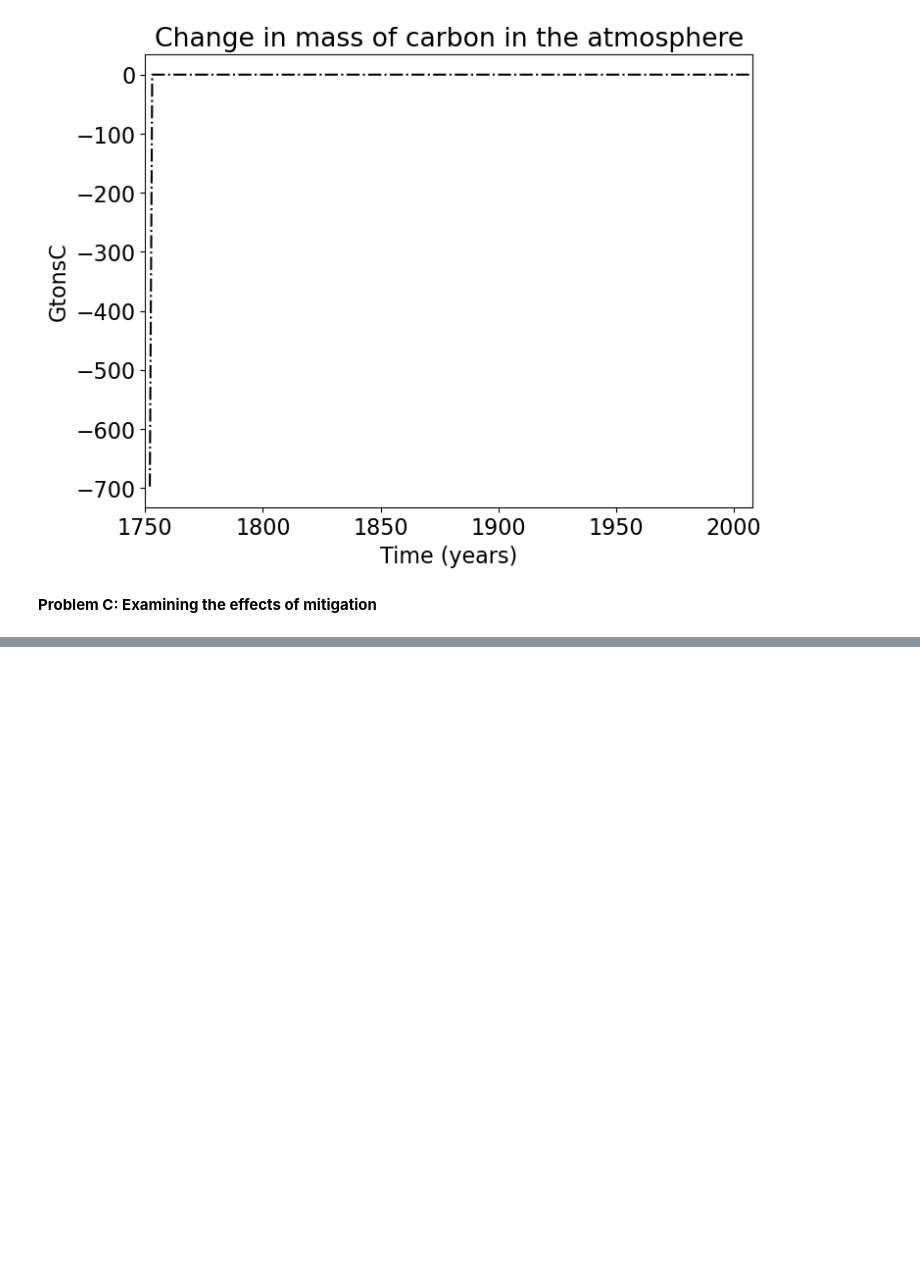
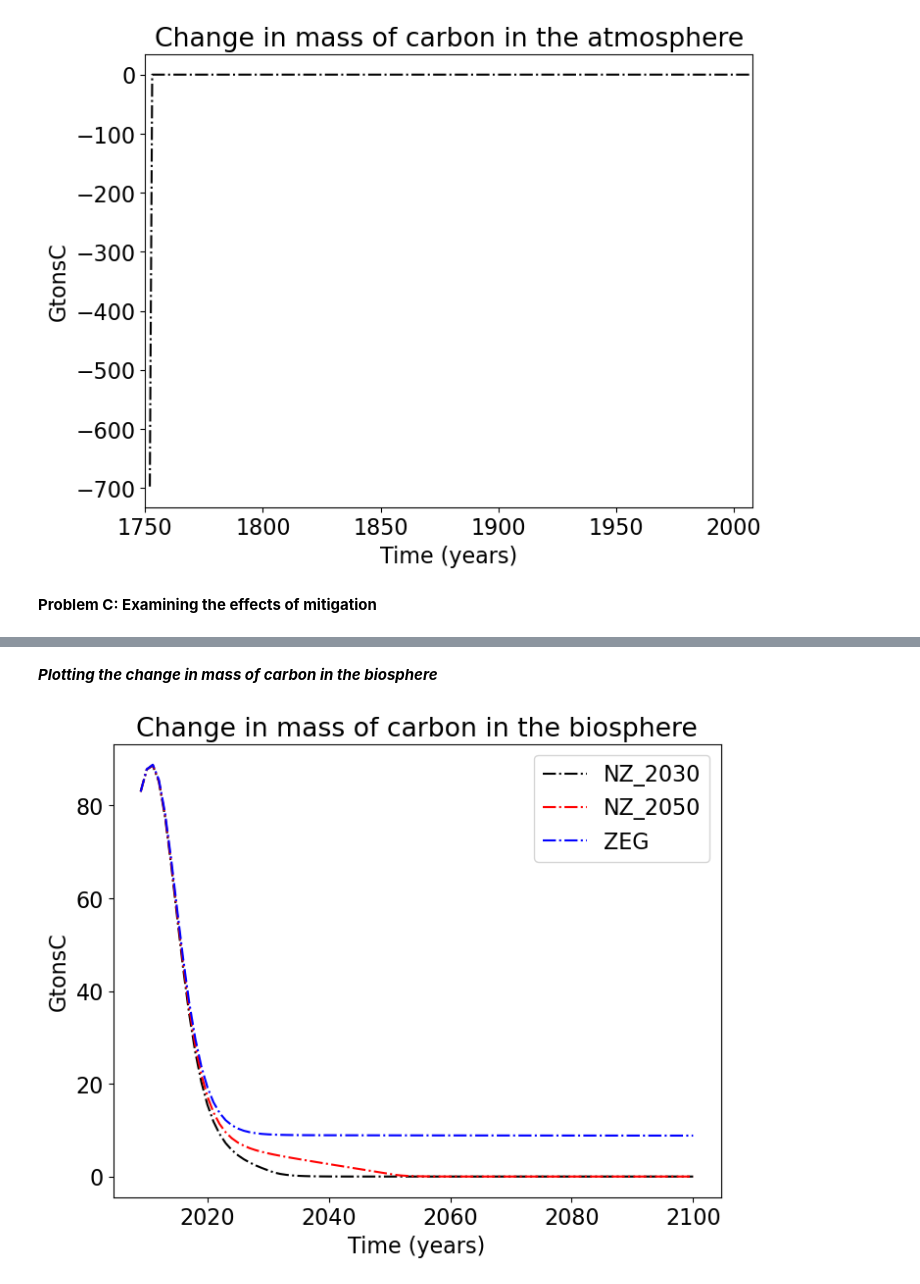
Before and after one commit to michaelchiwere1/GEOS518, a Jupyter notebook: mod02/mod02-CarbonModel-Assignment.ipynb, the cells around one changed output, grey strips where cells are left out. Saved outputs shown, nothing was run; the diff lists cells and outputs as text; code cells hidden in the pictures; blank space fills up the shorter version.

```diff
--- a/mod02/mod02-CarbonModel-Assignment.ipynb
+++ b/mod02/mod02-CarbonModel-Assignment.ipynb
@@ -287,0 +378,15 @@ data = np.loadtxt("EmissionsMitigationScenarios.csv", delimiter = ","
+# %% [markdown]
+___Plotting the change in mass of carbon in the biosphere___
+# %%
+plt.figure(figsize=(8,6))
+plt.rcParams.update({'font.size': 16})
+plt.title('Change in mass of carbon in the biosphere')
+plt.plot(year[1:],np.diff(MS2[0,:]),'k-.',label="NZ_2030")
+plt.plot(year[1:],np.diff(MS2[1,:]),'r-.',label='NZ_2050')
+plt.plot(year[1:],np.diff(MS2[2,:]),'b-.',label='ZEG')
+plt.xlabel('Time (years)')
+plt.ylabel('GtonsC')
+plt.legend()
+plt.show()
+# %% [output]
+[figure, added]
```
Also changed, not shown: parts of 16 cells of this notebook.
